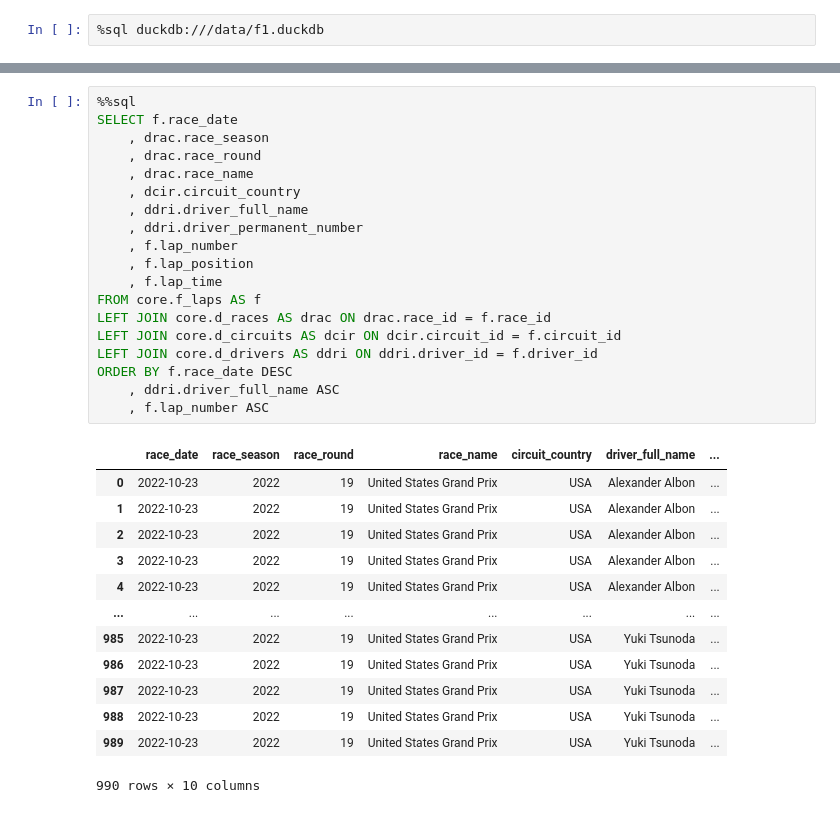
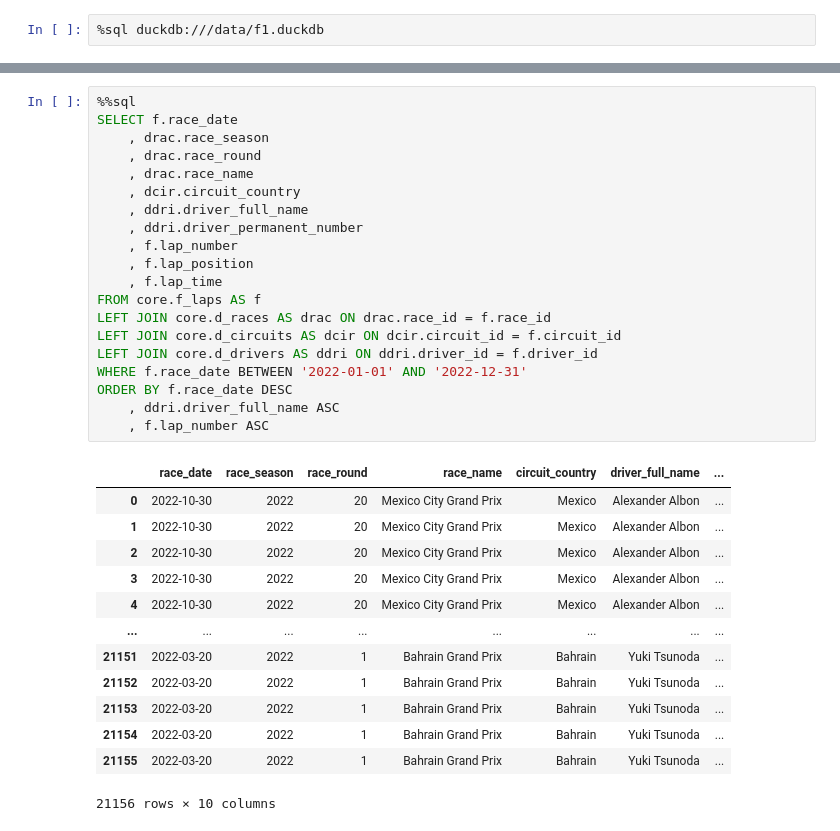
Before and after one commit to frizzleqq/f1-dbt-duckdb, a Jupyter notebook: query_data.ipynb, the cells around one changed output, grey strips where cells are left out. Cells and saved outputs as stored; diff of their text form.

```diff
--- a/query_data.ipynb
+++ b/query_data.ipynb
@@ -84,33 +90,34 @@ ORDER BY f.race_date DESC
 # %%
 %%sql
 SELECT f.race_date
     , drac.race_season
     , drac.race_round
     , drac.race_name
     , dcir.circuit_country
     , ddri.driver_full_name
     , ddri.driver_permanent_number
     , f.lap_number
     , f.lap_position
     , f.lap_time
 FROM core.f_laps AS f
 LEFT JOIN core.d_races AS drac ON drac.race_id = f.race_id
 LEFT JOIN core.d_circuits AS dcir ON dcir.circuit_id = f.circuit_id
 LEFT JOIN core.d_drivers AS ddri ON ddri.driver_id = f.driver_id
+WHERE f.race_date BETWEEN '2022-01-01' AND '2022-12-31'
 ORDER BY f.race_date DESC
     , ddri.driver_full_name ASC
     , f.lap_number ASC
 # %% [output]
 |  | race_date | race_season | race_round | race_name | circuit_country | driver_full_name | ... |
-| 0 | 2022-10-23 | 2022 | 19 | United States Grand Prix | USA | Alexander Albon | ... |
-| 1 | 2022-10-23 | 2022 | 19 | United States Grand Prix | USA | Alexander Albon | ... |
-| 2 | 2022-10-23 | 2022 | 19 | United States Grand Prix | USA | Alexander Albon | ... |
-| 3 | 2022-10-23 | 2022 | 19 | United States Grand Prix | USA | Alexander Albon | ... |
-| 4 | 2022-10-23 | 2022 | 19 | United States Grand Prix | USA | Alexander Albon | ... |
+| 0 | 2022-10-30 | 2022 | 20 | Mexico City Grand Prix | Mexico | Alexander Albon | ... |
+| 1 | 2022-10-30 | 2022 | 20 | Mexico City Grand Prix | Mexico | Alexander Albon | ... |
+| 2 | 2022-10-30 | 2022 | 20 | Mexico City Grand Prix | Mexico | Alexander Albon | ... |
+| 3 | 2022-10-30 | 2022 | 20 | Mexico City Grand Prix | Mexico | Alexander Albon | ... |
+| 4 | 2022-10-30 | 2022 | 20 | Mexico City Grand Prix | Mexico | Alexander Albon | ... |
 | ... | ... | ... | ... | ... | ... | ... | ... |
-| 985 | 2022-10-23 | 2022 | 19 | United States Grand Prix | USA | Yuki Tsunoda | ... |
-| 986 | 2022-10-23 | 2022 | 19 | United States Grand Prix | USA | Yuki Tsunoda | ... |
-| 987 | 2022-10-23 | 2022 | 19 | United States Grand Prix | USA | Yuki Tsunoda | ... |
-| 988 | 2022-10-23 | 2022 | 19 | United States Grand Prix | USA | Yuki Tsunoda | ... |
-| 989 | 2022-10-23 | 2022 | 19 | United States Grand Prix | USA | Yuki Tsunoda | ... |
+| 21151 | 2022-03-20 | 2022 | 1 | Bahrain Grand Prix | Bahrain | Yuki Tsunoda | ... |
+| 21152 | 2022-03-20 | 2022 | 1 | Bahrain Grand Prix | Bahrain | Yuki Tsunoda | ... |
+| 21153 | 2022-03-20 | 2022 | 1 | Bahrain Grand Prix | Bahrain | Yuki Tsunoda | ... |
+| 21154 | 2022-03-20 | 2022 | 1 | Bahrain Grand Prix | Bahrain | Yuki Tsunoda | ... |
+| 21155 | 2022-03-20 | 2022 | 1 | Bahrain Grand Prix | Bahrain | Yuki Tsunoda | ... |
-990 rows × 10 columns
+21156 rows × 10 columns
```
Also changed, not shown: parts of 6 cells of this notebook, 10 other files.
